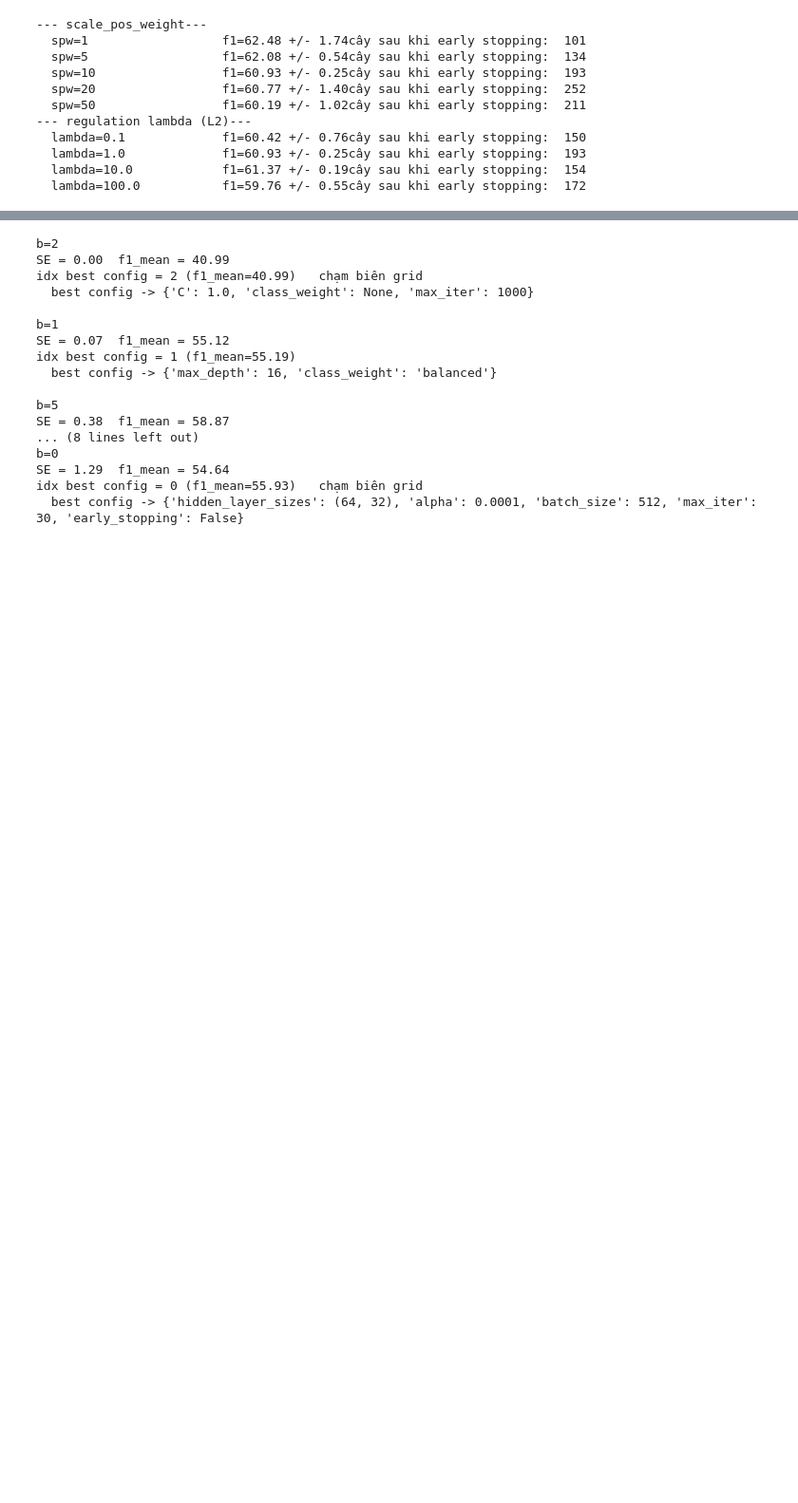
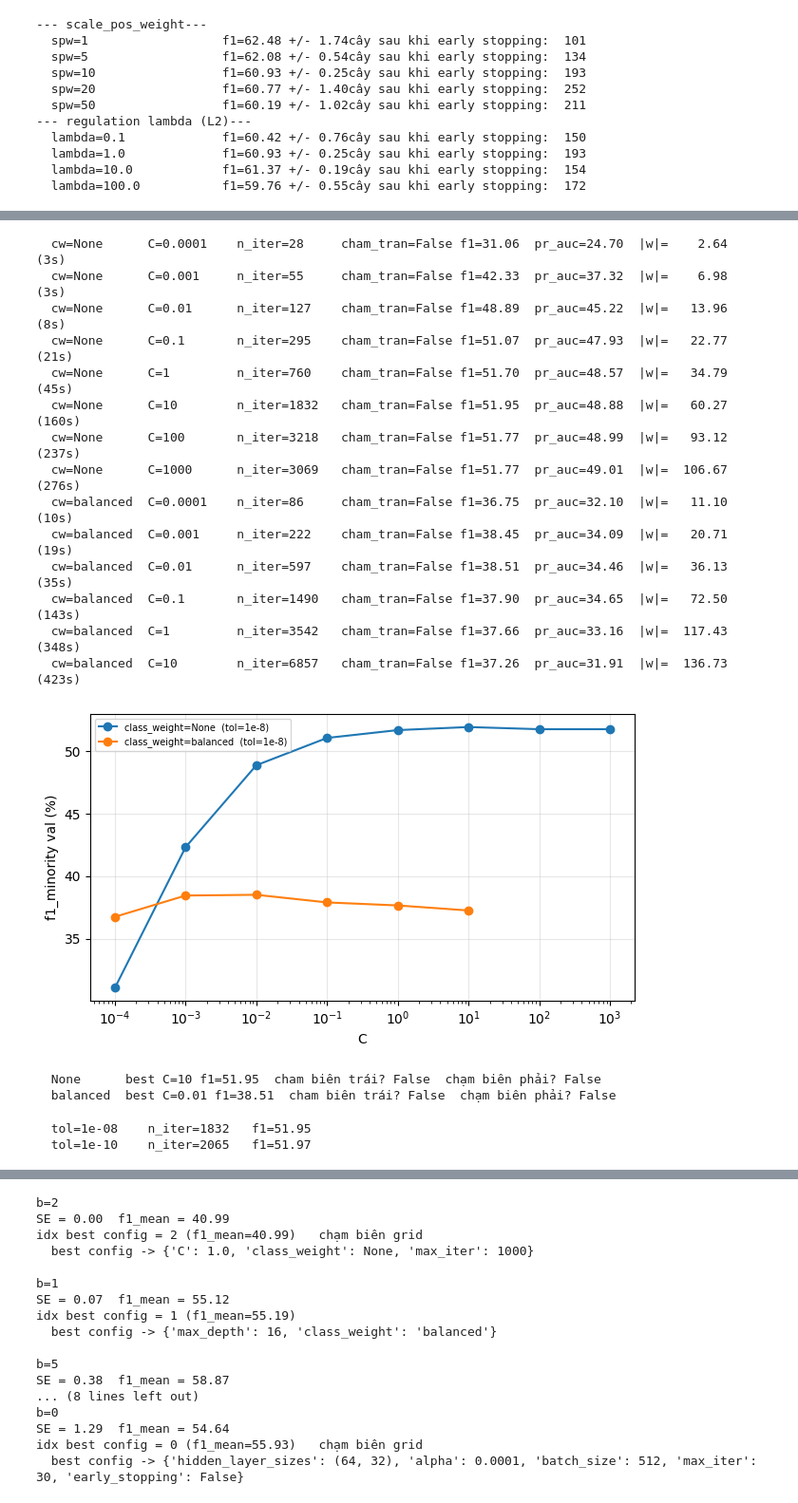
Before and after one commit to Tyler3743/fraud_detection, a Jupyter notebook: analysis_1.ipynb, the cells around one changed output, grey strips where cells are left out. Shown at 95% size. Cells and saved outputs as stored; diff of their text form; code cells hidden in the pictures; blank space fills up the shorter version.

```diff
--- a/analysis_1.ipynb
+++ b/analysis_1.ipynb
@@ -288,0 +611,75 @@ for lam in [0.1, 1.0, 10.0, 100.0]:
+# %%
+# G6. lr: quét lại G1 ở tol=1e-8 (chạy sau cell 2)
+#     G1 chạy ở tol mặc định 1e-4 -> G5 cho thấy solver dừng quá sớm.
+#
+C_FULL = np.logspace(-4, 3, 8)
+C_BAL  = np.logspace(-4, 1, 6)
+MAX_ITER = 20000
+TOL      = 1e-8
+
+rows = []
+for cw, Cs in [(None, C_FULL), ("balanced", C_BAL)]:
+    for C in Cs:
+        m = LogisticRegression(C=C, class_weight=cw, max_iter=MAX_ITER,
+                               tol=TOL, random_state=0)
+        t0 = time.time(); m.fit(X_tr_s, y_tr); el = time.time() - t0
+        s = m.predict_proba(X_va_s)[:, 1]
+        e = evaluate(y_va, s, find_best_threshold(y_va, s))
+        n_it = int(m.n_iter_[0])
+        rows.append({"cw": str(cw), "C": float(C), "n_iter": n_it,
+                     "cham_tran": n_it >= MAX_ITER,
+                     "f1": e["f1_minority"] * 100, "pr_auc": e["pr_auc"] * 100,
+                     "w_norm": float(np.abs(m.coef_).sum()), "s": round(el)})
+        r = rows[-1]
+        print(f"  cw={r['cw']:<9} C={C:<9.4g} n_iter={n_it:<6} "
+              f"cham_tran={str(r['cham_tran']):<5} f1={r['f1']:5.2f}  "
+              f"pr_auc={r['pr_auc']:5.2f}  |w|={r['w_norm']:8.2f}  ({r['s']}s)")
+
+lr_tight = pd.DataFrame(rows)
+lr_tight.to_csv("tune_lr.csv", index=False)
+
+fig, ax = plt.subplots(figsize=(6.5, 3.8))
+for cw, g in lr_tight.groupby("cw"):
+    ax.plot(g.C, g.f1, marker="o", label=f"class_weight={cw}  (tol=1e-8)")
+if "lr_coarse" in globals():          # chong len ket qua G1 neu con trong bo nho
+    for cw, g in lr_coarse.groupby("cw"):
+        ax.plot(g.C, g.f1, marker=".", ls="--", alpha=.5,
+                label=f"class_weight={cw}  (tol=1e-4, G1)")
+ax.set_xscale("log"); ax.set_xlabel("C"); ax.set_ylabel("f1_minority val (%)")
+ax.legend(fontsize=7); ax.grid(alpha=.3); plt.tight_layout(); plt.show()
+
+for cw, Cs in [("None", C_FULL), ("balanced", C_BAL)]:
+    g = lr_tight[lr_tight.cw == cw]
+    bb = g.loc[g.f1.idxmax()]
+    print(f"  {cw:<9} best C={bb.C:.4g} f1={bb.f1:.2f}  "
+          f"cham biên trái? {bb.C == Cs[0]}  chạm biên phải? {bb.C == Cs[-1]}")
+# %% [output]
+  cw=None      C=0.0001    n_iter=28     cham_tran=False f1=31.06  pr_auc=24.70  |w|=    2.64  (3s)
+  cw=None      C=0.001     n_iter=55     cham_tran=False f1=42.33  pr_auc=37.32  |w|=    6.98  (3s)
+  cw=None      C=0.01      n_iter=127    cham_tran=False f1=48.89  pr_auc=45.22  |w|=   13.96  (8s)
+  cw=None      C=0.1       n_iter=295    cham_tran=False f1=51.07  pr_auc=47.93  |w|=   22.77  (21s)
+  cw=None      C=1         n_iter=760    cham_tran=False f1=51.70  pr_auc=48.57  |w|=   34.79  (45s)
+  cw=None      C=10        n_iter=1832   cham_tran=False f1=51.95  pr_auc=48.88  |w|=   60.27  (160s)
+  cw=None      C=100       n_iter=3218   cham_tran=False f1=51.77  pr_auc=48.99  |w|=   93.12  (237s)
+  cw=None      C=1000      n_iter=3069   cham_tran=False f1=51.77  pr_auc=49.01  |w|=  106.67  (276s)
+  cw=balanced  C=0.0001    n_iter=86     cham_tran=False f1=36.75  pr_auc=32.10  |w|=   11.10  (10s)
+  cw=balanced  C=0.001     n_iter=222    cham_tran=False f1=38.45  pr_auc=34.09  |w|=   20.71  (19s)
+  cw=balanced  C=0.01      n_iter=597    cham_tran=False f1=38.51  pr_auc=34.46  |w|=   36.13  (35s)
+  cw=balanced  C=0.1       n_iter=1490   cham_tran=False f1=37.90  pr_auc=34.65  |w|=   72.50  (143s)
+  cw=balanced  C=1         n_iter=3542   cham_tran=False f1=37.66  pr_auc=33.16  |w|=  117.43  (348s)
+  cw=balanced  C=10        n_iter=6857   cham_tran=False f1=37.26  pr_auc=31.91  |w|=  136.73  (423s)
+[figure, added]
+  None      best C=10 f1=51.95  cham biên trái? False  chạm biên phải? False
+  balanced  best C=0.01 f1=38.51  cham biên trái? False  chạm biên phải? False
+# %%
+# G8. xac nhan tol=1e-8 da du chat
+C_BEST = 10
+for tol in [1e-8, 1e-10]:
+    m = LogisticRegression(C=C_BEST, max_iter=50000, tol=tol, random_state=0)
+    m.fit(X_tr_s, y_tr)
+    s = m.predict_proba(X_va_s)[:, 1]
+    e = evaluate(y_va, s, find_best_threshold(y_va, s))
+    print(f"  tol={tol:<8} n_iter={int(m.n_iter_[0]):<6} f1={e['f1_minority']*100:5.2f}")
+# %% [output]
+  tol=1e-08    n_iter=1832   f1=51.95
+  tol=1e-10    n_iter=2065   f1=51.97
```
Also changed, not shown: parts of 21 cells of this notebook, 8 other files.
